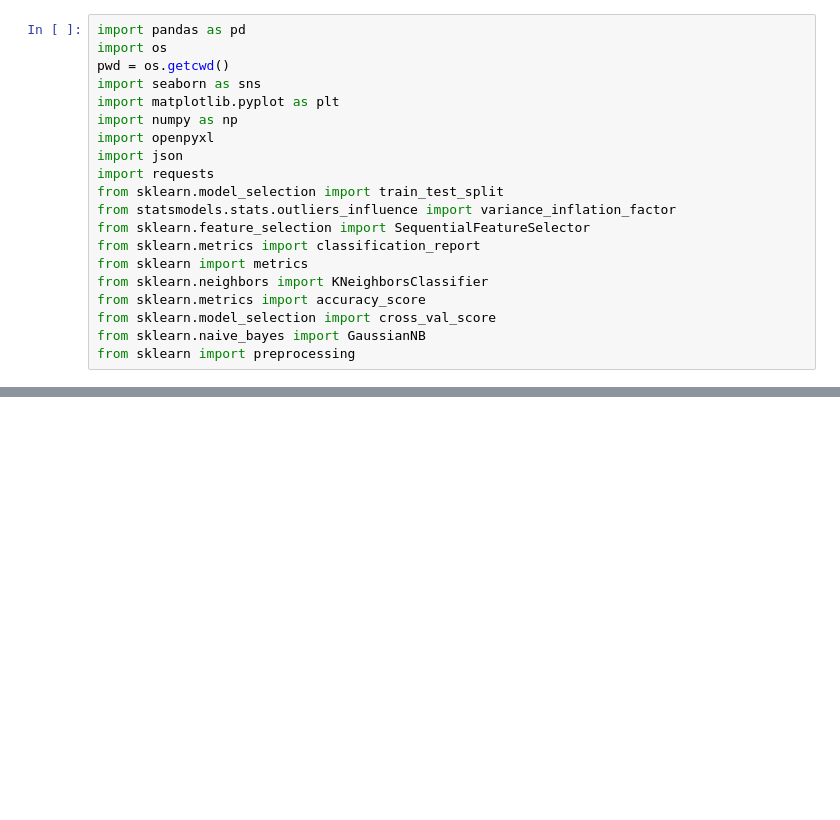
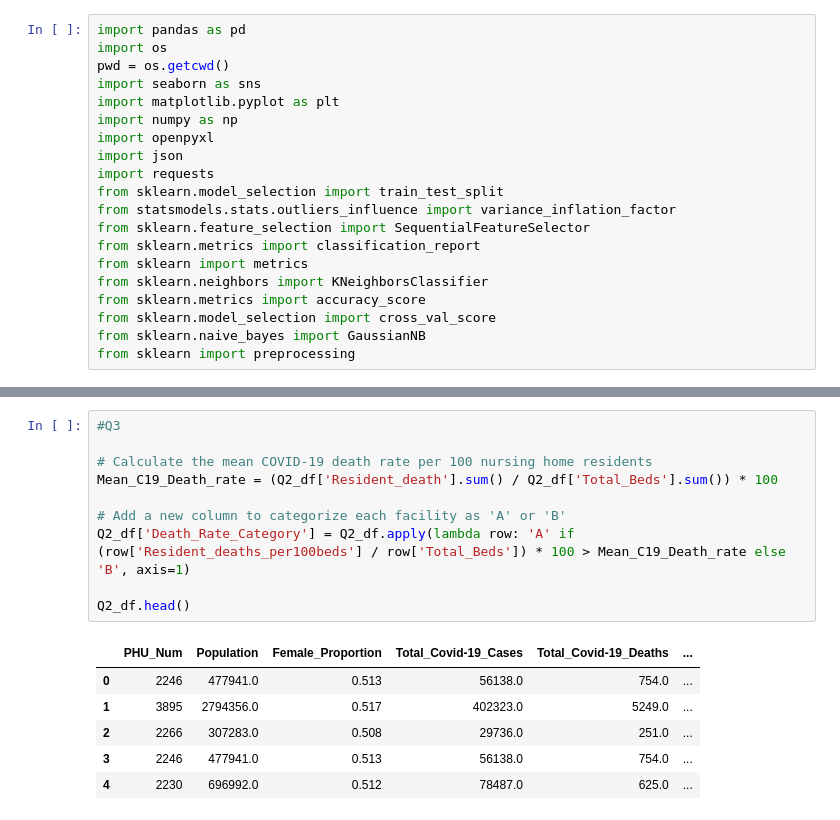
Before and after one commit to Alexander-Gebreamlak/COVID-19-Mortality-in-Ontario-Nursing-Homes, a Jupyter notebook: Covid-19 Ontario Mortality Nursing Home Analysis.ipynb, the cells around one changed output, grey strips where cells are left out. Drawn from its saved outputs; the diff is of its cells as text; blank space fills up the shorter version.

```diff
--- a/Covid-19 Ontario Mortality Nursing Home Analysis.ipynb
+++ b/Covid-19 Ontario Mortality Nursing Home Analysis.ipynb
@@ -55,0 +73,17 @@ Q2_df.head()
+# %%
+#Q3
+
+# Calculate the mean COVID-19 death rate per 100 nursing home residents
+Mean_C19_Death_rate = (Q2_df['Resident_death'].sum() / Q2_df['Total_Beds'].sum()) * 100
+
+# Add a new column to categorize each facility as 'A' or 'B'
+Q2_df['Death_Rate_Category'] = Q2_df.apply(lambda row: 'A' if (row['Resident_deaths_per100beds'] / row['Total_Beds']) * 100 > Mean_C19_Death_rate else 'B', axis=1)
+
+Q2_df.head()
+# %% [output]
+|  | PHU_Num | Population | Female_Proportion | Total_Covid-19_Cases | Total_Covid-19_Deaths | ... |
+| 0 | 2246 | 477941.0 | 0.513 | 56138.0 | 754.0 | ... |
+| 1 | 3895 | 2794356.0 | 0.517 | 402323.0 | 5249.0 | ... |
+| 2 | 2266 | 307283.0 | 0.508 | 29736.0 | 251.0 | ... |
+| 3 | 2246 | 477941.0 | 0.513 | 56138.0 | 754.0 | ... |
+| 4 | 2230 | 696992.0 | 0.512 | 78487.0 | 625.0 | ... |
```
Also changed, not shown: parts of 2 cells of this notebook, 4 other files.
